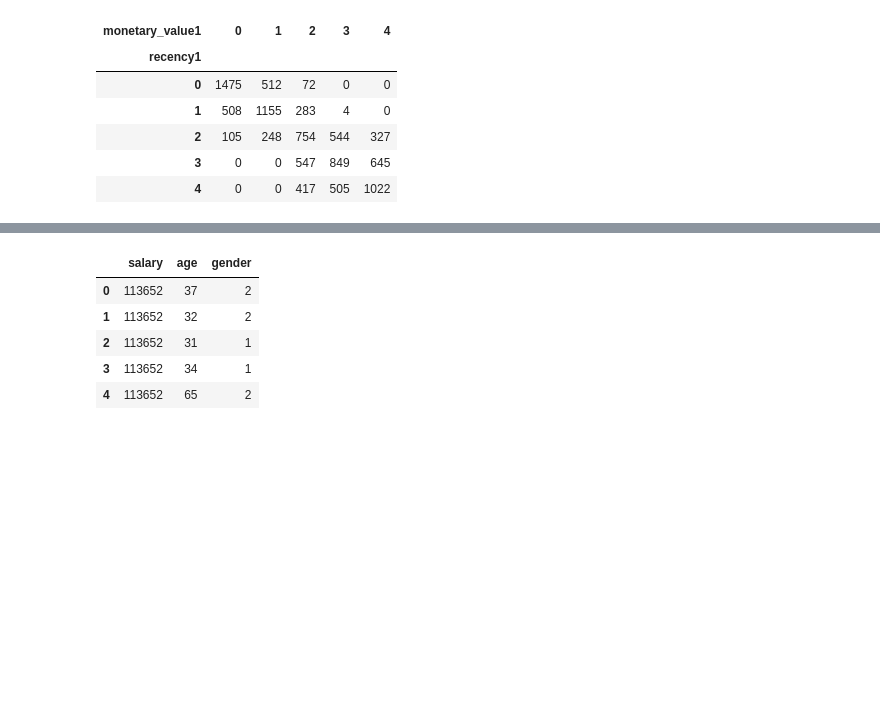
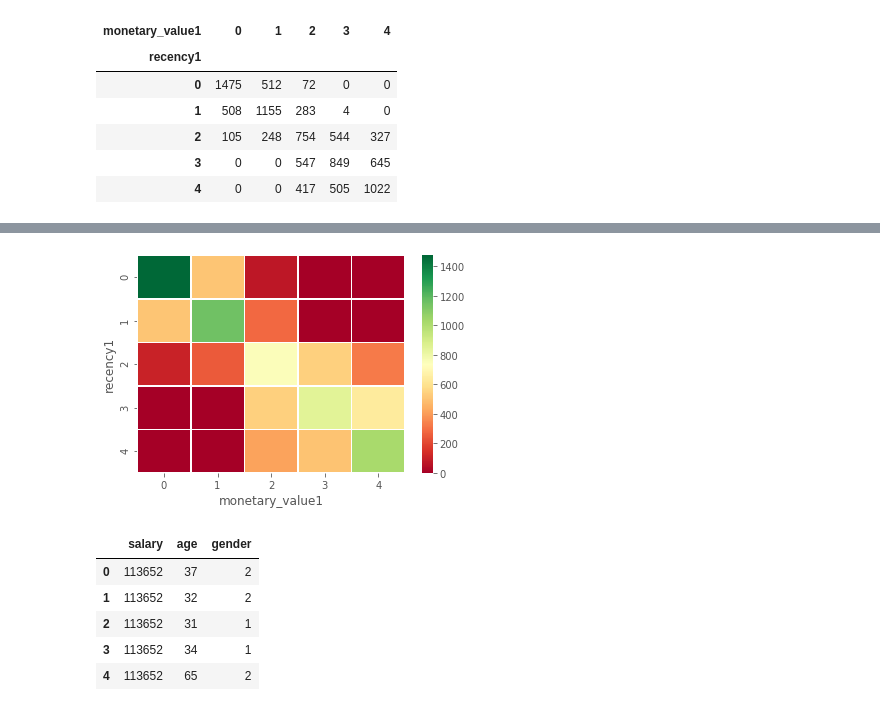
Before and after one commit to giannimaggiora/easyMoney, a Jupyter notebook: Personalizacion Campañas.ipynb, the cells around one changed output, grey strips where cells are left out. Saved outputs shown, nothing was run; the diff lists cells and outputs as text; code cells hidden in the pictures; blank space fills up the shorter version.

```diff
--- a/Personalizacion Campañas.ipynb
+++ b/Personalizacion Campañas.ipynb
@@ -114,6 +114,5 @@ rm_df
 | 4 | 0 | 0 | 417 | 505 | 1022 |
 # %%
 sns.heatmap(rm_df, cmap='RdYlGn', linewidths=0.5)
-plt.figure(figsize=(16,16)
-fig.write_html('fig420Persona.html')
+plt.savefig("imagenes/fig420Persona.png")
 # %% [output]
@@ -121,3 +119,4 @@ SyntaxError: invalid syntax (<ipython-input-25-142dae5e19be>, line 3)
+[figure, added]
 # %%
 mejores_clientes_demographic = ['salary','age','gender']
 # %%
```
Also changed, not shown: parts of 9 cells of this notebook, 5 other files.
